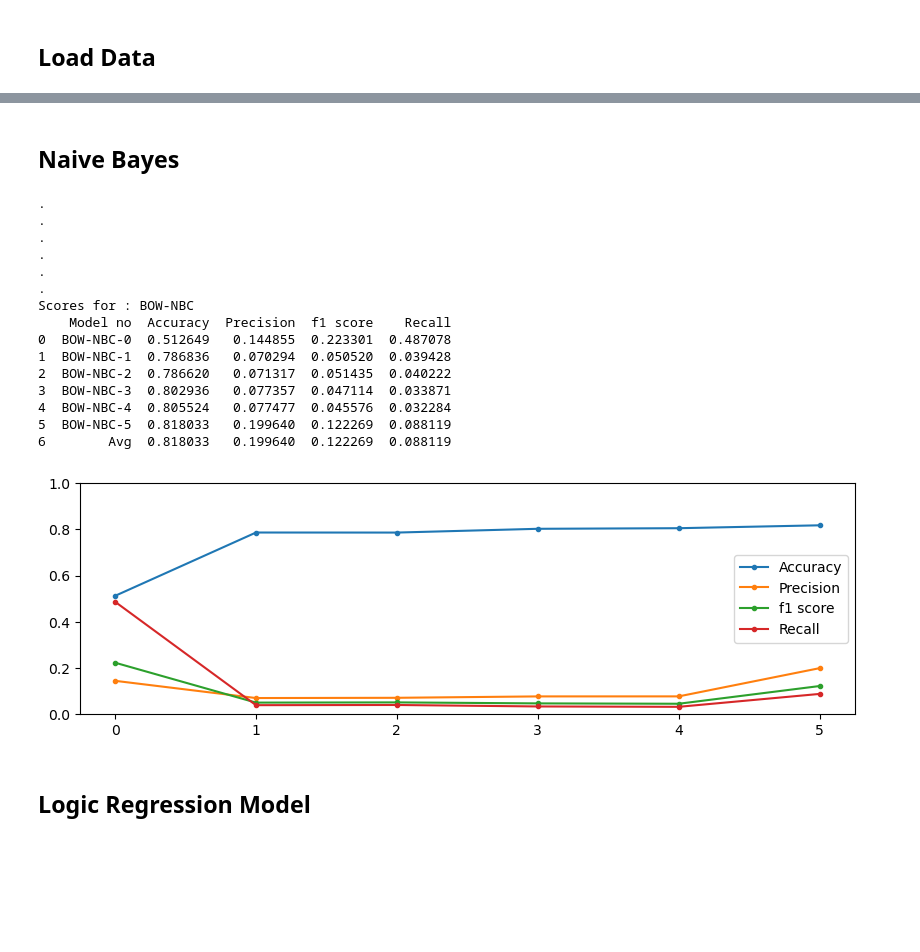
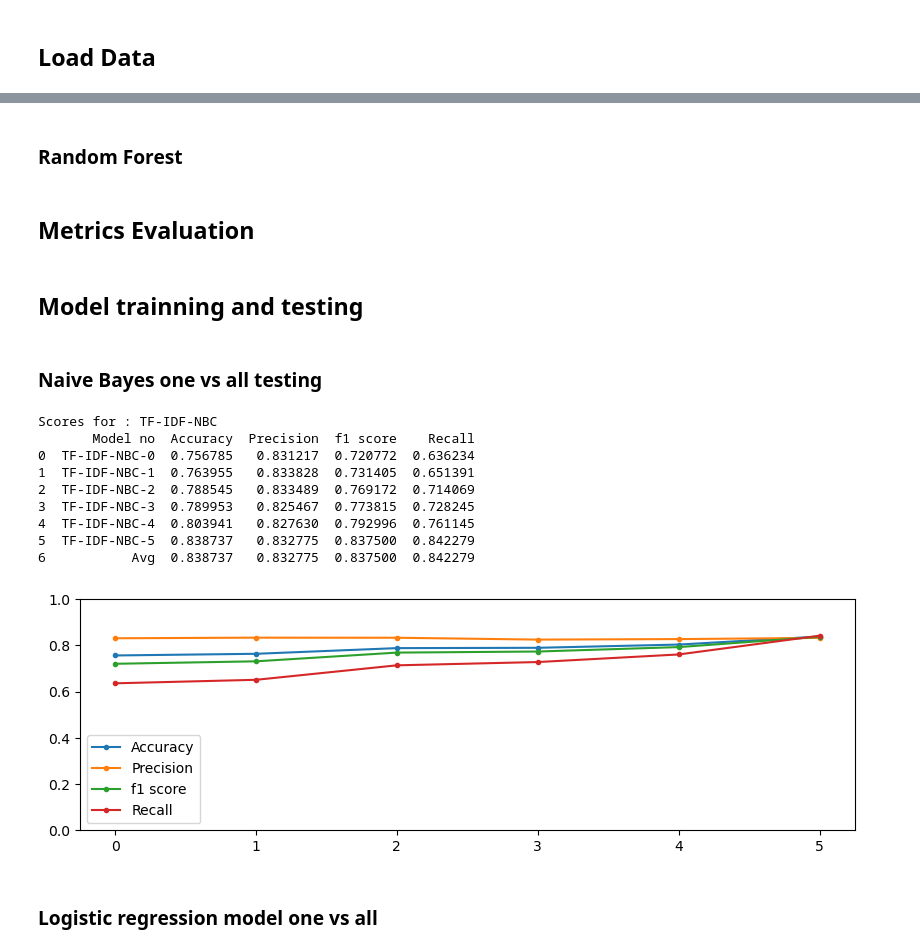
Before and after one commit to gyan-krishna/Amazon_food_review, a Jupyter notebook: 4. Naive Bayes.ipynb, the cells around one changed output, grey strips where cells are left out. Drawn from its saved outputs; the diff is of its cells as text; code cells hidden in the pictures; blank space fills up the shorter version.

```diff
--- a/4. Naive Bayes.ipynb
+++ b/4. Naive Bayes.ipynb
@@ -26,24 +25,26 @@ import matplotlib.pyplot as plt
 # %% [markdown]
 ## Load Data
 # %%
-path = r'BOW'
+path = r'TF_IDF'
+#path = r'BOW'
+
 files = os.listdir(path)
-files.remove('.ipynb_checkpoints')
 print(files)
 pos_data = []
 np.allow_pickle = True
 
-for i in range(len(files)-1):
+for i in range(len(files)):
     f = os.path.join(path, files[i])
-    #d = np.load(f, allow_pickle=True)
-    d = sparse.load_npz(f)#, allow_pickle=True)
-    pos_data.append(d)
-    print(f, d.shape)
 
-f = os.path.join(path, files[0])
-neg = sparse.load_npz(f)
-print(f, neg.shape)
-print(len(pos_data))
-#neg_data =
-#sparse_matrix = scipy.sparse.load_npz('/tmp/sparse_matrix.npz')
+    if('pickle' in f or 'ipynb' in f):
+        continue
+
+    if('NEG' in f):
+        d = sparse.load_npz(f)
+        neg = d
+        print("NEG -> ",f, neg.shape)
+    else:
+        d = sparse.load_npz(f)
+        pos_data.append(d)
+        print("POS -> ",f, d.shape)
 # %% [output]
@@ -78,3 +85,7 @@ def logistic_regression(X_train, y_train):
+# %% [markdown]
+### Random Forest
+# %% [markdown]
+## Metrics Evaluation
 # %%
 def evaluate_metrics(model_name,models,X_test, y_test):
     df = pd.DataFrame(columns=['Model no', 'Accuracy', 'Precision', 'f1 score', 'Recall'])
@@ -99,46 +110,38 @@ def evaluate_metrics(model_name,models,X_test, y_test):
     df.loc[len(df.index)] = ['Avg', accuracy,prescision,f1,recall]
 
     print(df.head(10))
+# %% [markdown]
+## Model trainning and testing
 # %% [markdown]
-## Naive Bayes
+### Naive Bayes one vs all testing
 # %%
 nbc_bow_models = []
-#svm_bow_models = []
 
 for i, pos in enumerate(pos_data):
     #print(i)
     pos_labels = np.ones(pos.shape[0])
     neg_labels = np.zeros(neg.shape[0])
     y = np.hstack((pos_labels, neg_labels))
     x = sparse.vstack((pos, neg))
     X_train, X_test, y_train, y_test = train_test_split(x, y, test_size = 0.20, random_state = 50)
 
     model = gen_nbc_model(X_train, y_train)
     nbc_bow_models.append(model)
+    mod_file = r'Models/NBC/NBC_'+str(i)+'.model'
+    pickle.dump(model, open(mod_file, 'wb'))
 
-    #model = gen_svm_model(X_train, y_train)
-    #svm_bow_models.append(model)
-
-evaluate_metrics("BOW-NBC", nbc_bow_models, X_test, y_test)
-
-#evaluate_metrics("BOW-SVM", svm_bow_models, X_test, y_test)
+evaluate_metrics("TF-IDF-NBC", nbc_bow_models, X_test, y_test)
 # %% [output]
-.
-.
-.
-.
-.
-.
-Scores for : BOW-NBC
-    Model no  Accuracy  Precision  f1 score    Recall
-0  BOW-NBC-0  0.512649   0.144855  0.223301  0.487078
-1  BOW-NBC-1  0.786836   0.070294  0.050520  0.039428
-2  BOW-NBC-2  0.786620   0.071317  0.051435  0.040222
-3  BOW-NBC-3  0.802936   0.077357  0.047114  0.033871
-4  BOW-NBC-4  0.805524   0.077477  0.045576  0.032284
-5  BOW-NBC-5  0.818033   0.199640  0.122269  0.088119
-6        Avg  0.818033   0.199640  0.122269  0.088119
+Scores for : TF-IDF-NBC
+       Model no  Accuracy  Precision  f1 score    Recall
+0  TF-IDF-NBC-0  0.756785   0.831217  0.720772  0.636234
+1  TF-IDF-NBC-1  0.763955   0.833828  0.731405  0.651391
+2  TF-IDF-NBC-2  0.788545   0.833489  0.769172  0.714069
+3  TF-IDF-NBC-3  0.789953   0.825467  0.773815  0.728245
+4  TF-IDF-NBC-4  0.803941   0.827630  0.792996  0.761145
+5  TF-IDF-NBC-5  0.838737   0.832775  0.837500  0.842279
+6           Avg  0.838737   0.832775  0.837500  0.842279
-[figure, old version]
+[figure, new version]
 # %% [markdown]
-## Logic Regression Model
+### Logistic regression model one vs all
 # %%
```
Also changed, not shown: parts of 14 cells of this notebook, 33 other files.
